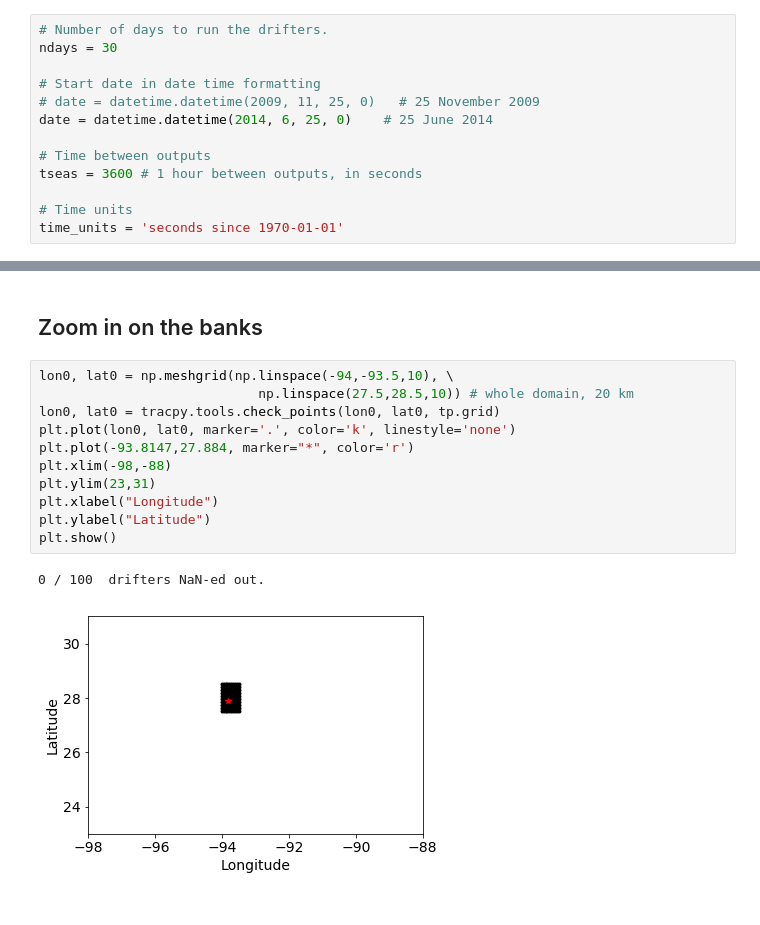
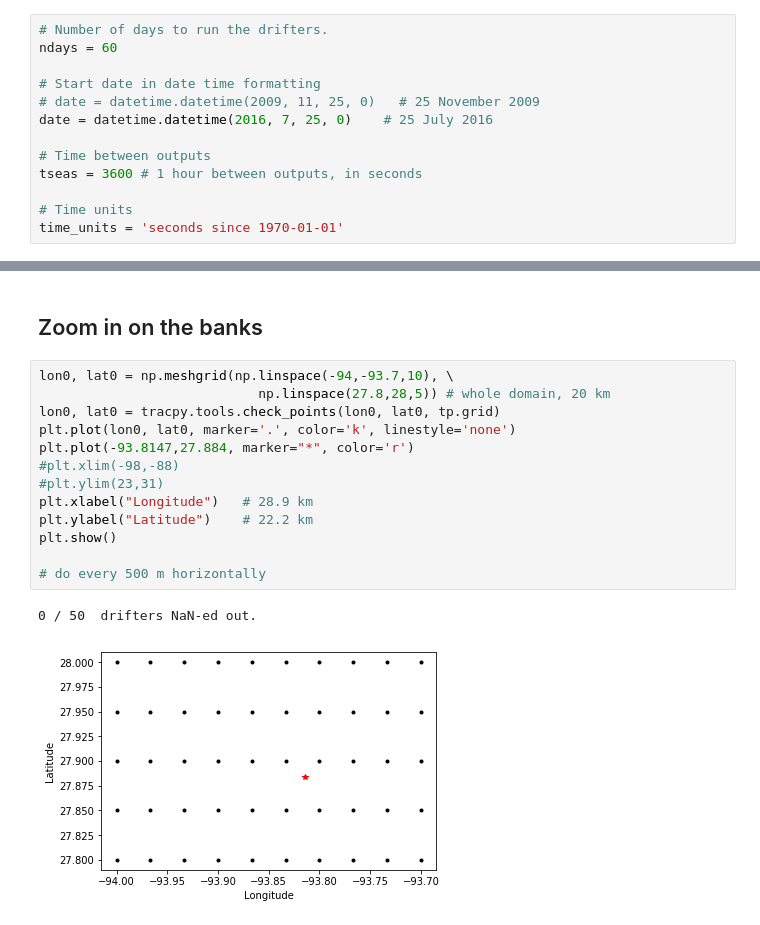
Before and after one commit to mollykerwick/fgb, a Jupyter notebook: fgbnb.ipynb, the cells around one changed output, grey strips where cells are left out. Saved outputs shown, nothing was run; the diff lists cells and outputs as text.

```diff
--- a/fgbnb.ipynb
+++ b/fgbnb.ipynb
@@ -14,10 +15,10 @@ loc = 'http://barataria.tamu.edu:8080/thredds/dodsC/NcML/txla_hindcast_agg'
 # %%
 # Number of days to run the drifters.
-ndays = 30
+ndays = 60
 
 # Start date in date time formatting
 # date = datetime.datetime(2009, 11, 25, 0)   # 25 November 2009
-date = datetime.datetime(2014, 6, 25, 0)    # 25 June 2014
+date = datetime.datetime(2016, 7, 25, 0)    # 25 July 2016
 
 # Time between outputs
 tseas = 3600 # 1 hour between outputs, in seconds
@@ -92,19 +93,21 @@ plt.show()
 # %% [markdown]
 ## Zoom in on the banks
 # %%
-lon0, lat0 = np.meshgrid(np.linspace(-94,-93.5,10), \
-                            np.linspace(27.5,28.5,10)) # whole domain, 20 km
+lon0, lat0 = np.meshgrid(np.linspace(-94,-93.7,10), \
+                            np.linspace(27.8,28,5)) # whole domain, 20 km
 lon0, lat0 = tracpy.tools.check_points(lon0, lat0, tp.grid)
 plt.plot(lon0, lat0, marker='.', color='k', linestyle='none')
 plt.plot(-93.8147,27.884, marker="*", color='r')
-plt.xlim(-98,-88)
-plt.ylim(23,31)
-plt.xlabel("Longitude")
-plt.ylabel("Latitude")
+#plt.xlim(-98,-88)
+#plt.ylim(23,31)
+plt.xlabel("Longitude")   # 28.9 km
+plt.ylabel("Latitude")    # 22.2 km
 plt.show()
+
+# do every 500 m horizontally
 # %% [output]
-0 / 100  drifters NaN-ed out.
+0 / 50  drifters NaN-ed out.
-[figure, old version]
+[figure, new version]
 # %%
 # Note in timing that the grid was already read in
 lonp, latp, zp, t, T0, U, V = tracpy.run.run(tp, date, lon0, lat0)
```
Also changed, not shown: parts of 13 cells of this notebook.
